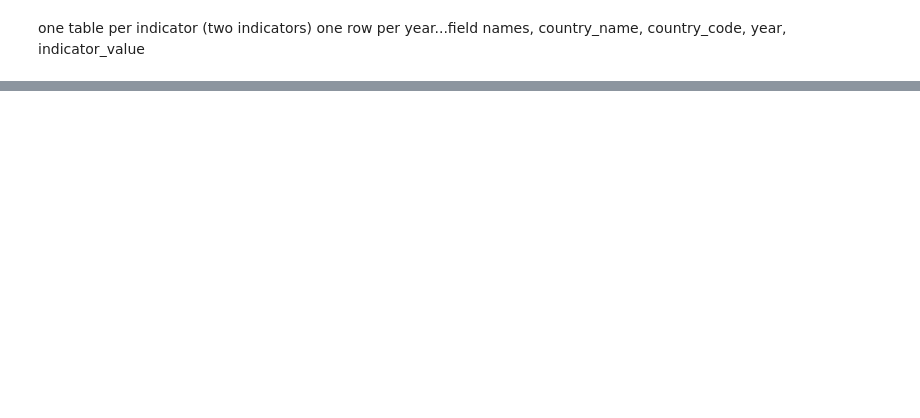
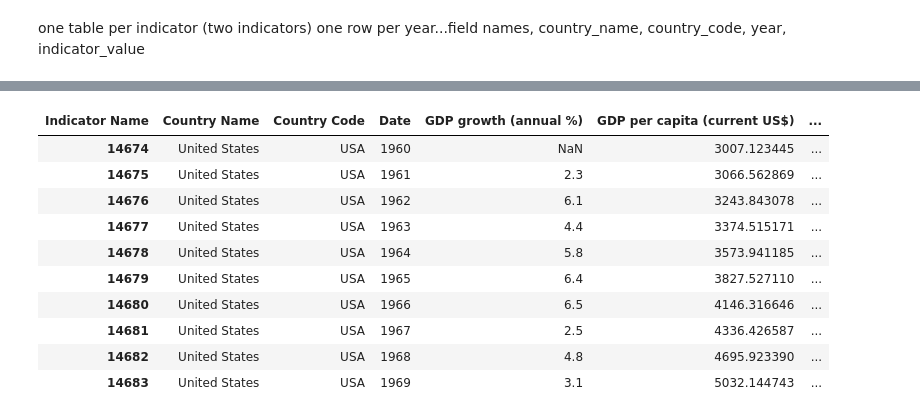
Before and after one commit to dpkeyes/Olympics-Soccer-Country-Analysis-ETLProject, a Jupyter notebook: countries_data.ipynb, the cells around one changed output, grey strips where cells are left out. Cells and saved outputs as stored; diff of their text form; code cells hidden in the pictures; blank space fills up the shorter version.

```diff
--- a/countries_data.ipynb
+++ b/countries_data.ipynb
@@ -119,2 +70,6 @@ df_subset[df_subset['Country Name'] == 'Malaysia']
 # %% [markdown]
 one table per indicator (two indicators) one row per year...field names, country_name, country_code, year, indicator_value
+# %%
+# Drop unnecessary column
+df_subset.drop('Indicator Code', axis=1, inplace=True)
+df_subset[df_subset['Country Code'] == 'USA'].head(5)
@@ -120,0 +78,6 @@ one table per indicator (two indicators) one row per year...field names, country
+# %%
+# Use melt to transform array of years (1960-2018) to rows (one row per year per indicator)
+df_test = df_subset.melt(id_vars=["Country Name", "Country Code", "Indicator Name"],
+        var_name="Date",
+        value_name="Value")
+df_test.head(20)
@@ -120,0 +116,16 @@ one table per indicator (two indicators) one row per year...field names, country
+# %%
+# Use pivot_table to get a column per indicator
+df_test_2 = pd.pivot_table(df_test, values = 'Value', index=['Country Name','Country Code', 'Date'], columns = 'Indicator Name').reset_index()
+df_test_2[df_test_2['Country Code'] == 'USA'].head(10)
+# %% [output]
+| Indicator Name | Country Name | Country Code | Date | GDP growth (annual %) | GDP per capita (current US$) | ... |
+| 14674 | United States | USA | 1960 | NaN | 3007.123445 | ... |
+| 14675 | United States | USA | 1961 | 2.3 | 3066.562869 | ... |
+| 14676 | United States | USA | 1962 | 6.1 | 3243.843078 | ... |
+| 14677 | United States | USA | 1963 | 4.4 | 3374.515171 | ... |
+| 14678 | United States | USA | 1964 | 5.8 | 3573.941185 | ... |
+| 14679 | United States | USA | 1965 | 6.4 | 3827.527110 | ... |
+| 14680 | United States | USA | 1966 | 6.5 | 4146.316646 | ... |
+| 14681 | United States | USA | 1967 | 2.5 | 4336.426587 | ... |
+| 14682 | United States | USA | 1968 | 4.8 | 4695.923390 | ... |
+| 14683 | United States | USA | 1969 | 3.1 | 5032.144743 | ... |
```
Also changed, not shown: parts of 10 cells of this notebook.
